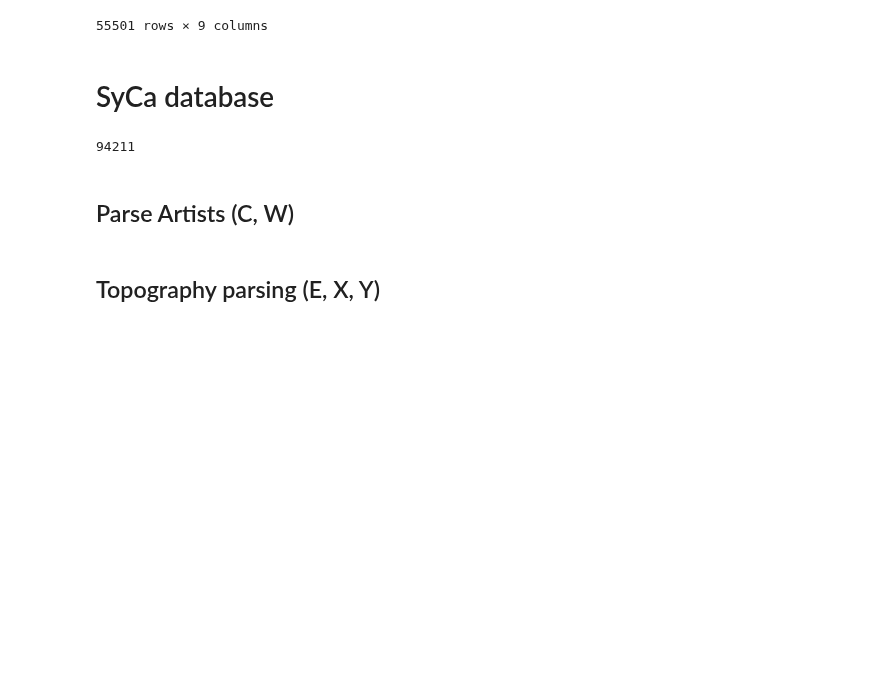
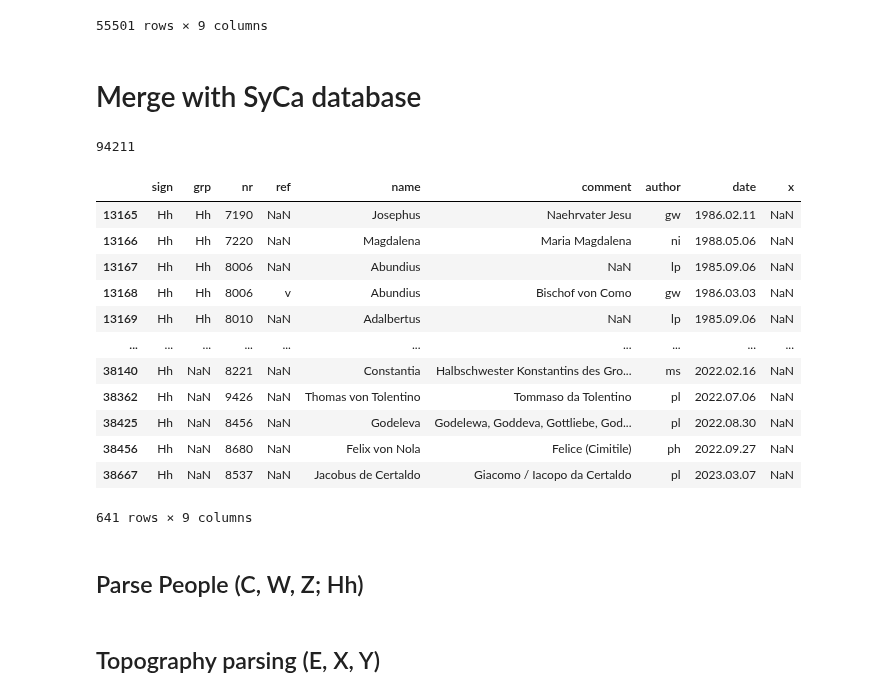
Before and after one commit to hanaCasey/BHVizData, a Jupyter notebook: signatures_processing.ipynb, the cells around one changed output. Saved outputs shown, nothing was run; the diff lists cells and outputs as text; code cells hidden in the pictures; blank space fills up the shorter version.

```diff
--- a/signatures_processing.ipynb
+++ b/signatures_processing.ipynb
@@ -126,13 +126,29 @@ df
 | 55500 | 5.0 | Zt 8850 | 8850 | westeuropäische Länder | NaN | Nachbarwissenschaften | Theologie und Frömmigkeit (Weltre... | Christentum | Frömmigkeit (Predigt, Reliquienku... |
 55501 rows × 9 columns
 # %% [markdown]
-# SyCa database
+# Merge with SyCa database
 # %%
 syca = pd.read_csv('data/csv/signatures_C_E.csv', sep='\t')
 # %%
 len(syca) + len(df)
 # %% [output]
 94211
+# %%
+syca[syca.sign.str.startswith('Hh')]
+# %% [output]
+|  | sign | grp | nr | ref | name | comment | author | date | x |
+| 13165 | Hh | Hh | 7190 | NaN | Josephus | Naehrvater Jesu | gw | 1986.02.11 | NaN |
+| 13166 | Hh | Hh | 7220 | NaN | Magdalena | Maria Magdalena | ni | 1988.05.06 | NaN |
+| 13167 | Hh | Hh | 8006 | NaN | Abundius | NaN | lp | 1985.09.06 | NaN |
+| 13168 | Hh | Hh | 8006 | v | Abundius | Bischof von Como | gw | 1986.03.03 | NaN |
+| 13169 | Hh | Hh | 8010 | NaN | Adalbertus | NaN | lp | 1985.09.06 | NaN |
+| ... | ... | ... | ... | ... | ... | ... | ... | ... | ... |
+| 38140 | Hh | NaN | 8221 | NaN | Constantia | Halbschwester Konstantins des Gro... | ms | 2022.02.16 | NaN |
+| 38362 | Hh | NaN | 9426 | NaN | Thomas von Tolentino | Tommaso da Tolentino | pl | 2022.07.06 | NaN |
+| 38425 | Hh | NaN | 8456 | NaN | Godeleva | Godelewa, Goddeva, Gottliebe, God... | pl | 2022.08.30 | NaN |
+| 38456 | Hh | NaN | 8680 | NaN | Felix von Nola | Felice (Cimitile) | ph | 2022.09.27 | NaN |
+| 38667 | Hh | NaN | 8537 | NaN | Jacobus de Certaldo | Giacomo / Iacopo da Certaldo | pl | 2023.03.07 | NaN |
+641 rows × 9 columns
 # %% [markdown]
-## Parse Artists (C, W)
+## Parse People (C, W, Z; Hh)
 # %%
```
Also changed, not shown: parts of 2 cells of this notebook, 5 other files.
